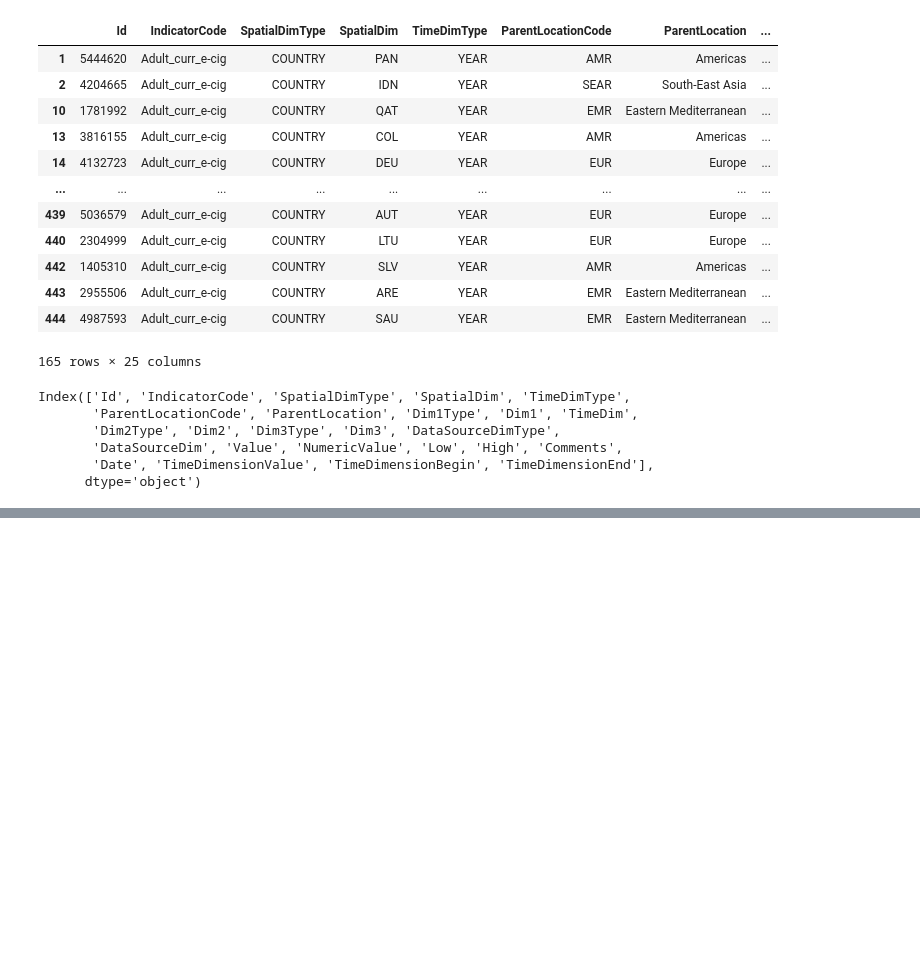
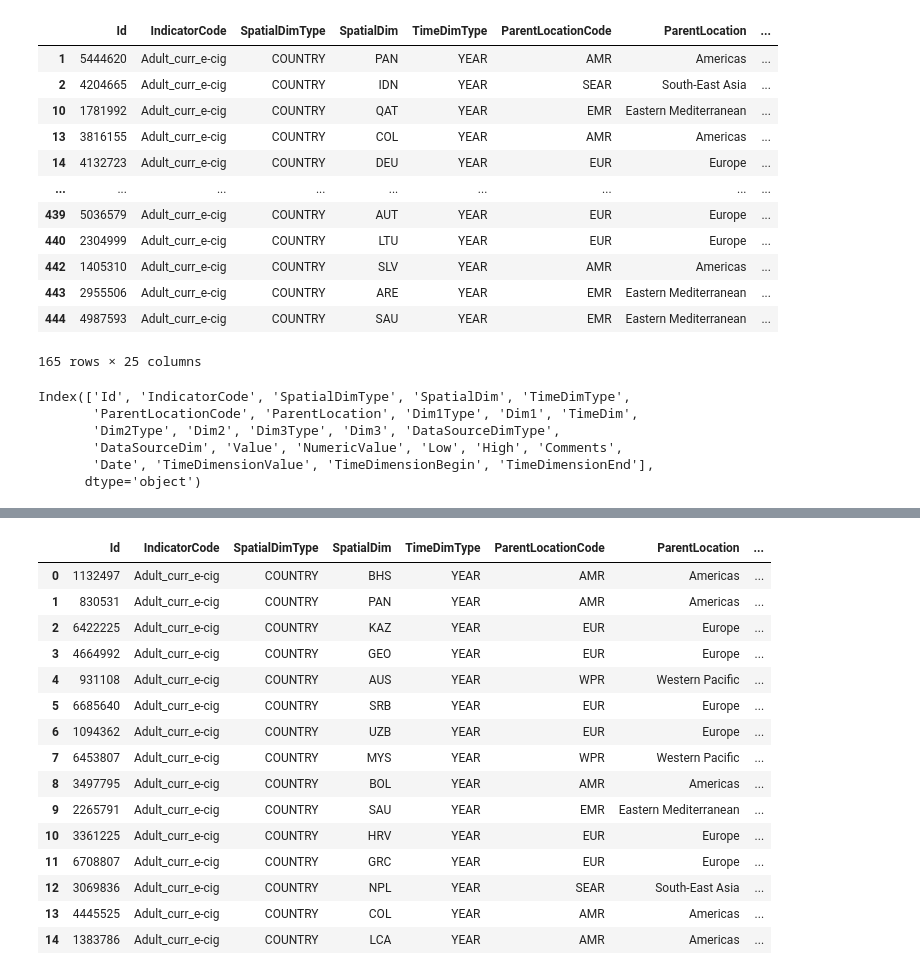
Before and after one commit to Sueraaa/project1-group5, a Jupyter notebook: Project_ex1/Code/WHO_analysis.ipynb, the cells around one changed output, grey strips where cells are left out. Saved outputs shown, nothing was run; the diff lists cells and outputs as text; code cells hidden in the pictures; blank space fills up the shorter version.

Commit message:
Add a resource file and push updates to WHO_analysis

```diff
--- a/Project_ex1/Code/WHO_analysis.ipynb
+++ b/Project_ex1/Code/WHO_analysis.ipynb
@@ -211,0 +270,4 @@ response2
+# %%
+geo_coord_csv = Path('../Resources/countries_codes_and_coordinates.csv')
+geo_coord_data = pd.read_csv(geo_coord_csv)
+geo_coord_data.head(25)
@@ -211,0 +292,8 @@ response2
+# %%
+# strip double quotations from column values
+# https://www.quora.com/How-do-you-delete-quotes-and-double-quotes-from-DataFrame-Python-regex-pandas-dataframe-development
+# geo_coord_data['Alpha-3 code'] = geo_coord_data['Alpha-3 code'].replace({'["\']': ''}, regex=True)
+# geo_coord_data['Latitude (average)'] = geo_coord_data['Latitude (average)'].replace({'["\']': ''}, regex=True)
+# geo_coord_data['Longitude (average)'] = geo_coord_data['Longitude (average)'].replace({'["\']': ''}, regex=True)
+geo_coord_data[['Alpha-3 code','Latitude (average)','Longitude (average)']] = geo_coord_data[['Alpha-3 code','Latitude (average)','Longitude (average)']].replace({'["\']': ''}, regex=True)
+geo_coord_data
@@ -211,0 +324,8 @@ response2
+# %%
+# Convert columns to str type
+# https://saturncloud.io/blog/python-pandas-converting-object-to-string-type-in-dataframes/#:~:text=To%20convert%20column%20B%20from,the%20data%20to%20string%20type.
+geo_coord_data['Alpha-3 code'] = geo_coord_data['Alpha-3 code'].astype("string")
+geo_coord_data['Latitude (average)'] = pd.to_numeric(geo_coord_data['Latitude (average)'])
+geo_coord_data['Longitude (average)'] = pd.to_numeric(geo_coord_data['Longitude (average)'])
+# geo_coord_data[['Latitude (average)','Longitude (average)']] = geo_coord_data[['Latitude (average)','Longitude (average)']].to_numeric()
+geo_coord_data
@@ -211,0 +356,20 @@ response2
+# %%
+combined_WHO_geocode = pd.merge(adult_ecig_btsx_2019_df, geo_coord_data, left_on='SpatialDim', right_on='Alpha-3 code', how='left')
+combined_WHO_geocode
+# %% [output]
+|  | Id | IndicatorCode | SpatialDimType | SpatialDim | TimeDimType | ParentLocationCode | ParentLocation | ... |
+| 0 | 1132497 | Adult_curr_e-cig | COUNTRY | BHS | YEAR | AMR | Americas | ... |
+| 1 | 830531 | Adult_curr_e-cig | COUNTRY | PAN | YEAR | AMR | Americas | ... |
+| 2 | 6422225 | Adult_curr_e-cig | COUNTRY | KAZ | YEAR | EUR | Europe | ... |
+| 3 | 4664992 | Adult_curr_e-cig | COUNTRY | GEO | YEAR | EUR | Europe | ... |
+| 4 | 931108 | Adult_curr_e-cig | COUNTRY | AUS | YEAR | WPR | Western Pacific | ... |
+| 5 | 6685640 | Adult_curr_e-cig | COUNTRY | SRB | YEAR | EUR | Europe | ... |
+| 6 | 1094362 | Adult_curr_e-cig | COUNTRY | UZB | YEAR | EUR | Europe | ... |
+| 7 | 6453807 | Adult_curr_e-cig | COUNTRY | MYS | YEAR | WPR | Western Pacific | ... |
+| 8 | 3497795 | Adult_curr_e-cig | COUNTRY | BOL | YEAR | AMR | Americas | ... |
+| 9 | 2265791 | Adult_curr_e-cig | COUNTRY | SAU | YEAR | EMR | Eastern Mediterranean | ... |
+| 10 | 3361225 | Adult_curr_e-cig | COUNTRY | HRV | YEAR | EUR | Europe | ... |
+| 11 | 6708807 | Adult_curr_e-cig | COUNTRY | GRC | YEAR | EUR | Europe | ... |
+| 12 | 3069836 | Adult_curr_e-cig | COUNTRY | NPL | YEAR | SEAR | South-East Asia | ... |
+| 13 | 4445525 | Adult_curr_e-cig | COUNTRY | COL | YEAR | AMR | Americas | ... |
+| 14 | 1383786 | Adult_curr_e-cig | COUNTRY | LCA | YEAR | AMR | Americas | ... |
```
Also changed, not shown: parts of 16 cells of this notebook, 1 other file.
